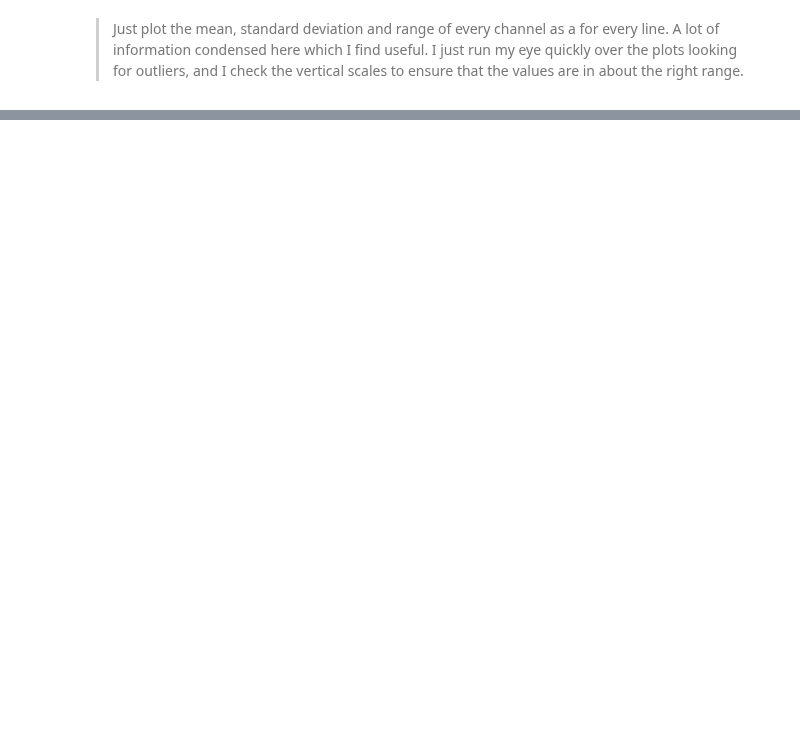
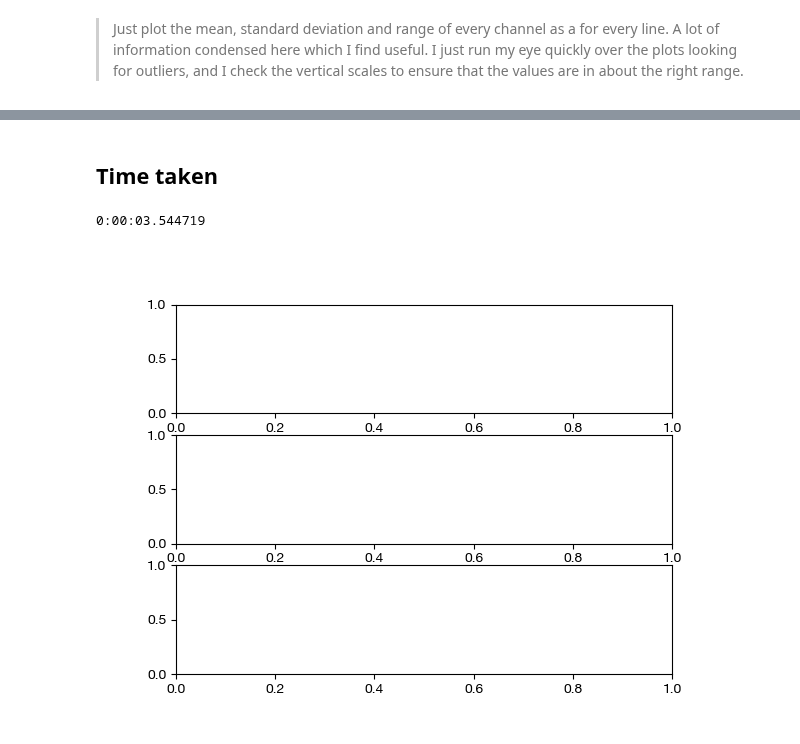
Before and after one commit to GeoscienceAustralia/galileoQC, a Jupyter notebook: examples/Airmag_GDF/Test_AirGravQC_mag_gdf.ipynb, the cells around one changed output, grey strips where cells are left out. Saved outputs shown, nothing was run; the diff lists cells and outputs as text; code cells hidden in the pictures; blank space fills up the shorter version.

```diff
--- a/examples/Airmag_GDF/Test_AirGravQC_mag_gdf.ipynb
+++ b/examples/Airmag_GDF/Test_AirGravQC_mag_gdf.ipynb
@@ -1008,0 +254,14 @@ qc.grid_n_image(canobieHDF_file, z_chans, mr_chans, d1_chans, 500.0)
+# %% [markdown]
+## Time taken
+# %%
+print(datetime.datetime.now() - start)
+# %% [output]
+0:00:03.544719
+# %%
+import matplotlib.pyplot as plt
+fig = plt.figure()
+ax1 = fig.add_subplot(3,1,1)
+ax2 = fig.add_subplot(3,1,2)
+ax3 = fig.add_subplot(3,1,3)
+# %% [output]
+[figure, added]
```
Also changed, not shown: parts of 220 cells of this notebook, 36 other files.
